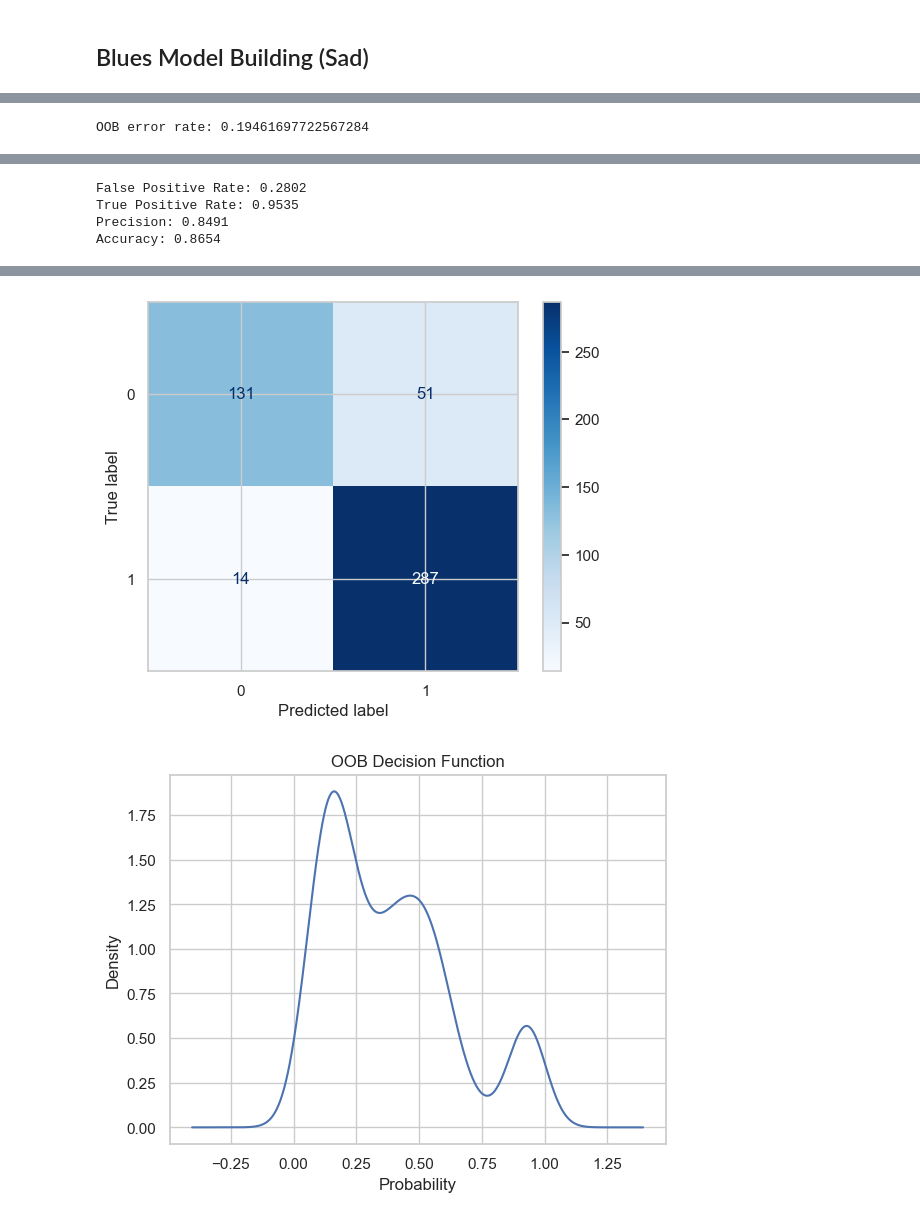
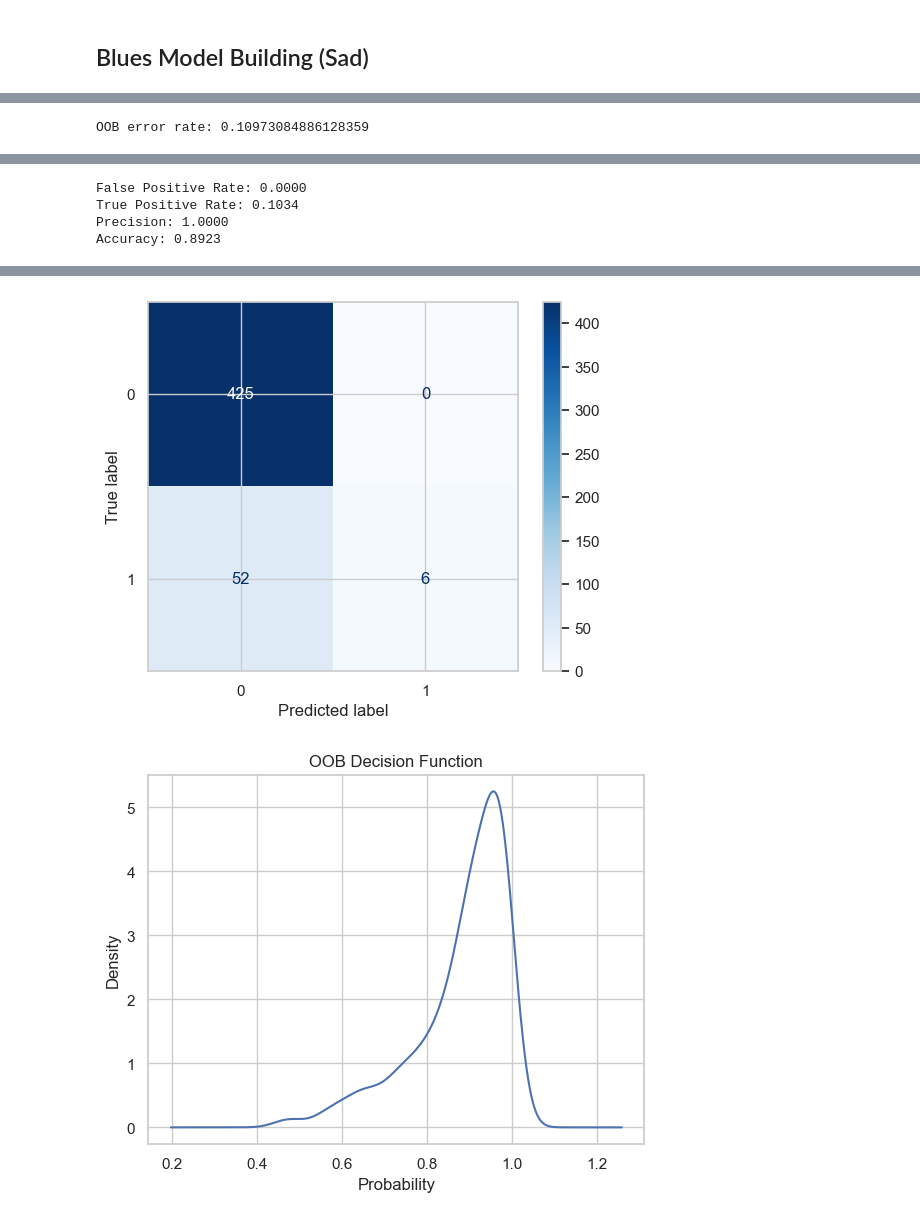
Before and after one commit to SamV250/DS4002, a Jupyter notebook: UpdatedP1.ipynb, the cells around one changed output, grey strips where cells are left out. Saved outputs shown, nothing was run; the diff lists cells and outputs as text; code cells hidden in the pictures.

```diff
--- a/UpdatedP1.ipynb
+++ b/UpdatedP1.ipynb
@@ -42,7 +85,8 @@ time_signature        int64
 track_genre          object
 dtype: object
 # %%
-music = music[(music['track_genre'] == 'blues') |  (music['track_genre'] == 'disney') | (music['track_genre'] == 'hip-hop') | (music['track_genre'] == 'pop')]
+# Subset for Genres
+music = music[(music['track_genre'] == 'blues') |  (music['track_genre'] == 'country') | (music['track_genre'] == 'disney') | (music['track_genre'] == 'hip-hop') | (music['track_genre'] == 'pop')]
 # %%
 # check how many nas
 music.isna().sum()
@@ -418,11 +467,11 @@ max_features = 3.7416573867739413
 # %%
 print('OOB error rate: ' + str(1-bluesS_RF.oob_score_))
 # %% [output]
-OOB error rate: 0.19461697722567284
+OOB error rate: 0.10973084886128359
 # %%
 from sklearn.metrics import confusion_matrix, ConfusionMatrixDisplay
 # Generate predictions on the training set
-y_pred_train = bluesH_RF.predict(X_train)
+y_pred_train = bluesS_RF.predict(X_train)
 
 # Obtain the confusion matrix
 cm = confusion_matrix(y_train, y_pred_train)
@@ -448,5 +503,5 @@ print(f"Accuracy: {bluesS_RF.score(X_train, y_train):.4f}")
 [Parallel(n_jobs=8)]: Done 1000 out of 1000 | elapsed:    0.2s finished
-False Positive Rate: 0.2802
-True Positive Rate: 0.9535
-Precision: 0.8491
-Accuracy: 0.8654
+False Positive Rate: 0.0000
+True Positive Rate: 0.1034
+Precision: 1.0000
+Accuracy: 0.8923
@@ -459,8 +508,8 @@ Accuracy: 0.8654
-[figure, old version]
+[figure, new version]
 # %%
 # View the percentage of trees that voted for
-# each data point to be in each class -- either below or above 0.60
-xx = pd.DataFrame(bluesH_RF.oob_decision_function_)
+# each data point to be in each class -- either below or above 0.30
+xx = pd.DataFrame(bluesS_RF.oob_decision_function_)
 
 
 #Creating a density plot of the positive class probabilities
@@ -469,7 +518,7 @@ plt.title("OOB Decision Function")
 plt.xlabel("Probability")
 plt.show()
 # %% [output]
-[figure, old version]
+[figure, new version]
 # %%
 #determining feature importance
 
```
Also changed, not shown: parts of 119 cells of this notebook.
